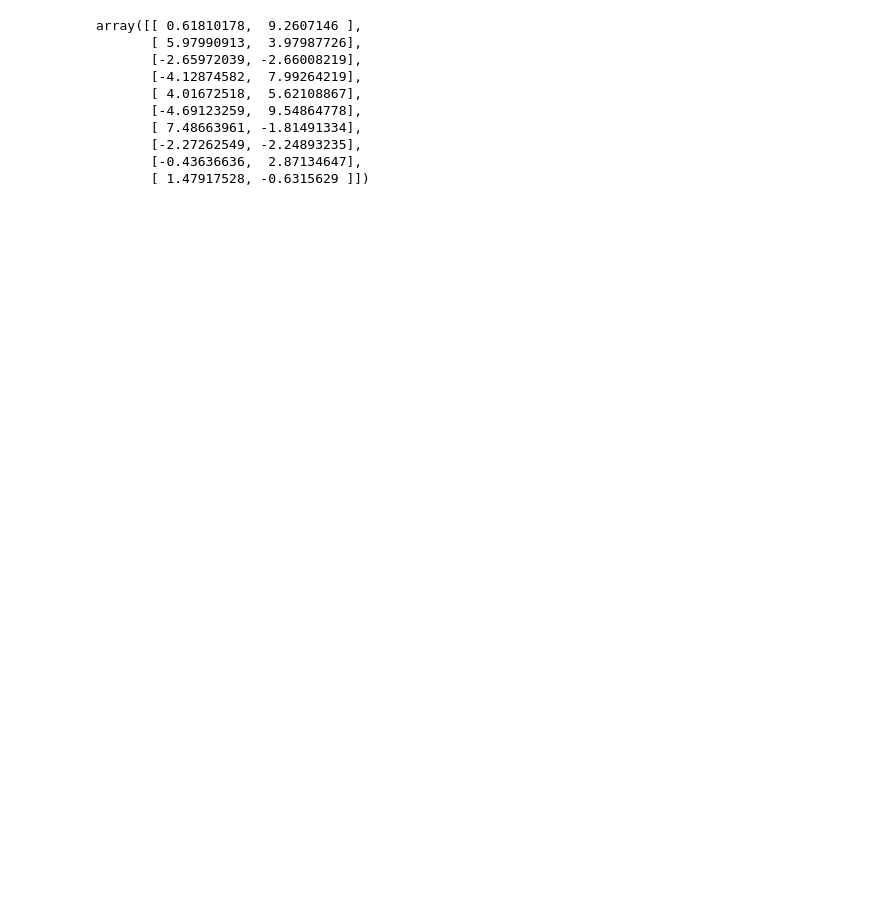
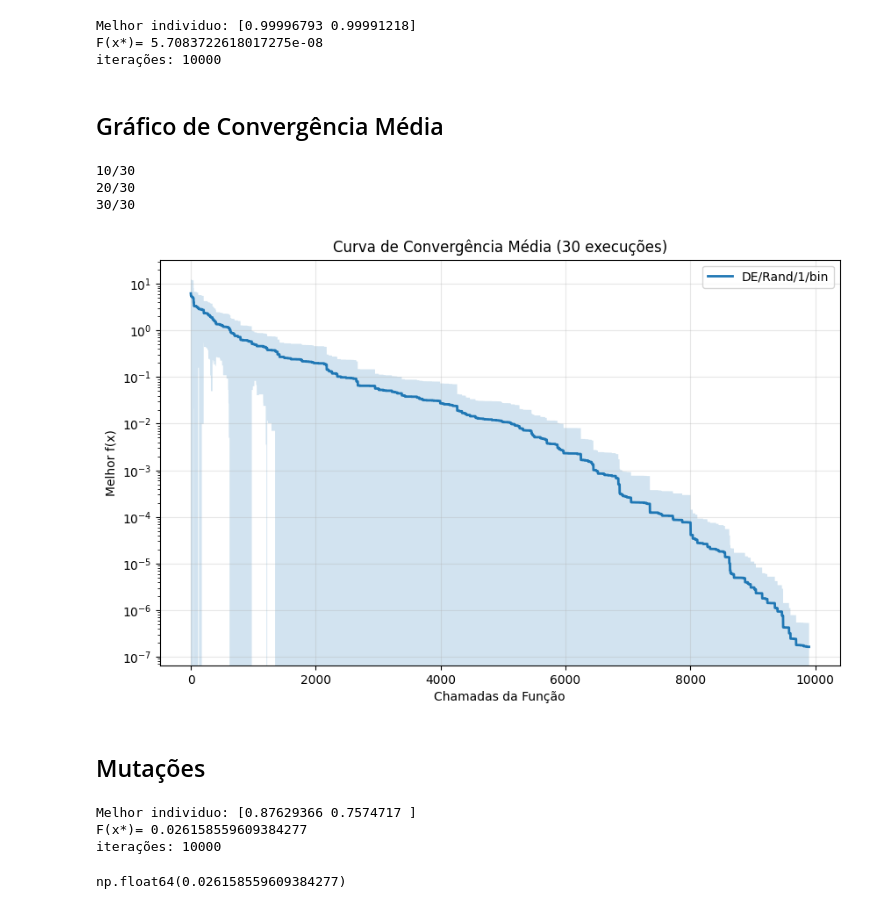
Before and after one commit to DaviMattos14/obsidian_notebook, a Jupyter notebook: Otimização com Metaheurísticas/Tarefa 4/Algoritmo_Evolutivo.ipynb, the cells around one changed output. Cells and saved outputs as stored; diff of their text form; code cells hidden in the pictures; blank space fills up the shorter version.

```diff
--- a/Otimização com Metaheurísticas/Tarefa 4/Algoritmo_Evolutivo.ipynb
+++ b/Otimização com Metaheurísticas/Tarefa 4/Algoritmo_Evolutivo.ipynb
@@ -82,13 +68,0 @@ vet = mutacao(pop, best)
-# %%
-pop
-# %% [output]
-array([[ 0.61810178,  9.2607146 ],
-       [ 5.97990913,  3.97987726],
-       [-2.65972039, -2.66008219],
-       [-4.12874582,  7.99264219],
-       [ 4.01672518,  5.62108867],
-       [-4.69123259,  9.54864778],
-       [ 7.48663961, -1.81491334],
-       [-2.27262549, -2.24893235],
-       [-0.43636636,  2.87134647],
-       [ 1.47917528, -0.6315629 ]])
@@ -94,0 +104,59 @@ array([[ 0.61810178,  9.2607146 ],
+# %%
+_ = algoritmo_evolutivo(dimensao=2, parada=10000, printf=True)
+# %% [output]
+Melhor individuo: [0.99996793 0.99991218]
+F(x*)= 5.7083722618017275e-08
+iterações: 10000
+# %% [markdown]
+## Gráfico de Convergência Média
+# %%
+n_exec = 30
+max_fes = 10000
+
+historico_rand1 = []
+
+for i in range(n_exec):
+  _, hist = algoritmo_evolutivo(dimensao=2, parada=max_fes, history=True)
+  historico_rand1.append(hist)
+  if (i+1) % 10 == 0:
+    print(f"{i+1}/{n_exec}")
+
+min_len = min(len(h) for h in historico_rand1)
+historico_rand1 = np.array([h[:min_len] for h in historico_rand1])
+
+
+media_rand1 = np.mean(historico_rand1, axis=0)
+desvio_rand1 = np.std(historico_rand1, axis=0)
+
+eixo = np.arange(min_len)
+# %% [output]
+10/30
+20/30
+30/30
+# %%
+from matplotlib import pyplot as plt
+
+plt.figure(figsize=(10, 6))
+
+# Adjust eixo to match the length of media and desvio
+plt.plot(range(min_len), media_rand1, label="DE/Rand/1/bin", linewidth=2)
+
+plt.fill_between(
+    range(min_len),
+    media_rand1 - desvio_rand1,
+    media_rand1 + desvio_rand1,
+    alpha=0.2,
+)
+
+plt.yscale("log")
+plt.xlabel("Chamadas da Função")
+plt.ylabel("Melhor f(x)")
+plt.title("Curva de Convergência Média (30 execuções)")
+plt.grid(True, alpha=0.3)
+plt.legend()
+
+plt.show()
+# %% [output]
+[figure, added]
+# %% [markdown]
+## Mutações
@@ -94,0 +213,7 @@ array([[ 0.61810178,  9.2607146 ],
+# %%
+algoritmo_evolutivo(estrategia=rand_2, parada=10000, printf=True)
+# %% [output]
+Melhor individuo: [0.87629366 0.7574717 ]
+F(x*)= 0.026158559609384277
+iterações: 10000
+np.float64(0.026158559609384277)
```
Also changed, not shown: parts of 33 cells of this notebook, 27 other files.
